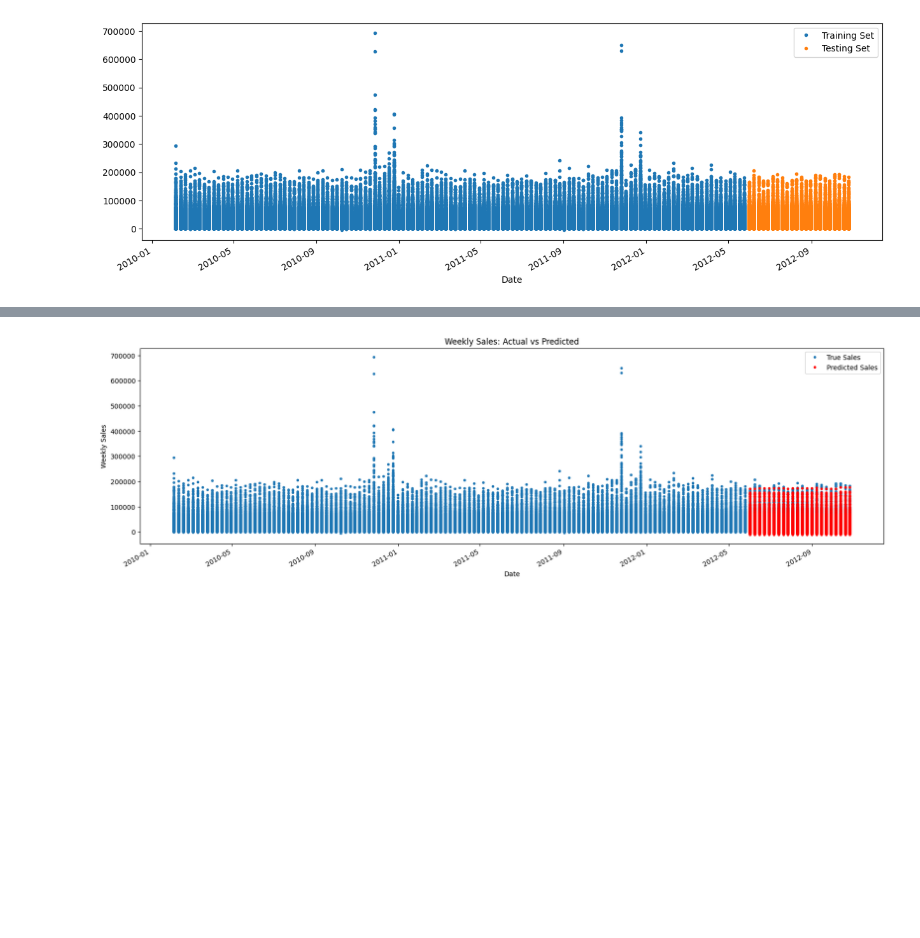
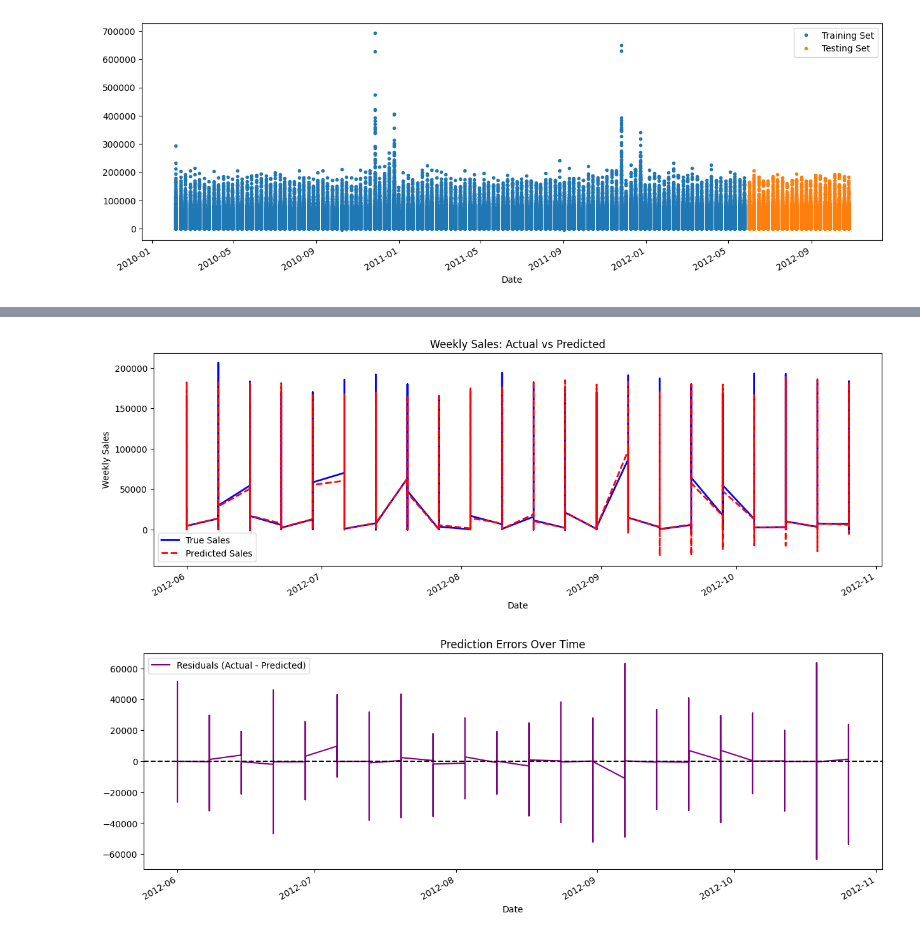
Before and after one commit to mazinbersy/Sales-Forecasting, a Jupyter notebook: model.ipynb, the cells around one changed output, grey strips where cells are left out. Cells and saved outputs as stored; diff of their text form; code cells hidden in the pictures; blank space fills up the shorter version.

```diff
--- a/model.ipynb
+++ b/model.ipynb
@@ -32,7 +28,11 @@ df
+# %%
+df = create_features(df)
+df = add_lags(df, lags=[1, 2, 52])
 # %%
 df = df.sort_index()
 train = df.loc[df.index < '2012-05-31'].copy()
 test = df.loc[df.index >= '2012-05-31'].copy()
+train = train.dropna()
 
 fig, ax = plt.subplots(figsize=(15,5))
 train['Weekly_Sales'].plot(style='.', ax=ax, label='Training Set')
@@ -41,19 +41,9 @@ plt.legend()
 plt.show()
 # %% [output]
 [figure]
-# %%
-def create_features(df):
-    df['dayofweek'] = df.index.dayofweek
-    df['year'] = df.index.year
-    df['month'] = df.index.month
-    df['quarter'] = df.index.quarter
-    df['dayofyear'] = df.index.dayofyear
-    return df
-
-train = create_features(train)
-test = create_features(test)
 # %%
-features = ['Store', 'Dept', 'IsHoliday', 'dayofweek', 'year','month', 'quarter', 'dayofyear']
+features = ['Store', 'Dept', 'IsHoliday', 'dayofweek', 'year','month', 'quarter', 'dayofyear',
+            'lag_1', 'lag_2', 'lag_52']
 
 X_train = train[features]
 y_train = train['Weekly_Sales']
@@ -67,18 +69,31 @@ y_pred = model.predict(X_test)
 # %%
 test = test.copy()
 test['prediction'] = y_pred
 
 
-fig, ax = plt.subplots(figsize=(20,6))
-df['Weekly_Sales'].plot(style='.', ax=ax, label='True Sales')
-test['prediction'].plot(style='.', color='red', ax=ax, label='Predicted Sales')
+fig, ax = plt.subplots(figsize=(15,5))
+
+y_test.plot(ax=ax, label='True Sales', color='blue', linewidth=2)
+test['prediction'].plot(ax=ax, label='Predicted Sales', color='red', linestyle='--', linewidth=2)
+
 plt.legend()
 ax.set_title('Weekly Sales: Actual vs Predicted')
 ax.set_xlabel('Date')
 ax.set_ylabel('Weekly Sales')
 plt.show()
+
+
+residuals = y_test - test['prediction']
+
+fig, ax = plt.subplots(figsize=(15,5))
+residuals.plot(ax=ax, label='Residuals (Actual - Predicted)', color='purple')
+ax.axhline(0, color='black', linestyle='--')
+plt.legend()
+plt.title("Prediction Errors Over Time")
+plt.show()
 # %% [output]
-[figure, old version]
+[figure, new version]
+[figure, added]
 # %%
 from xgboost import plot_importance
 
```
Also changed, not shown: parts of 3 cells of this notebook.
